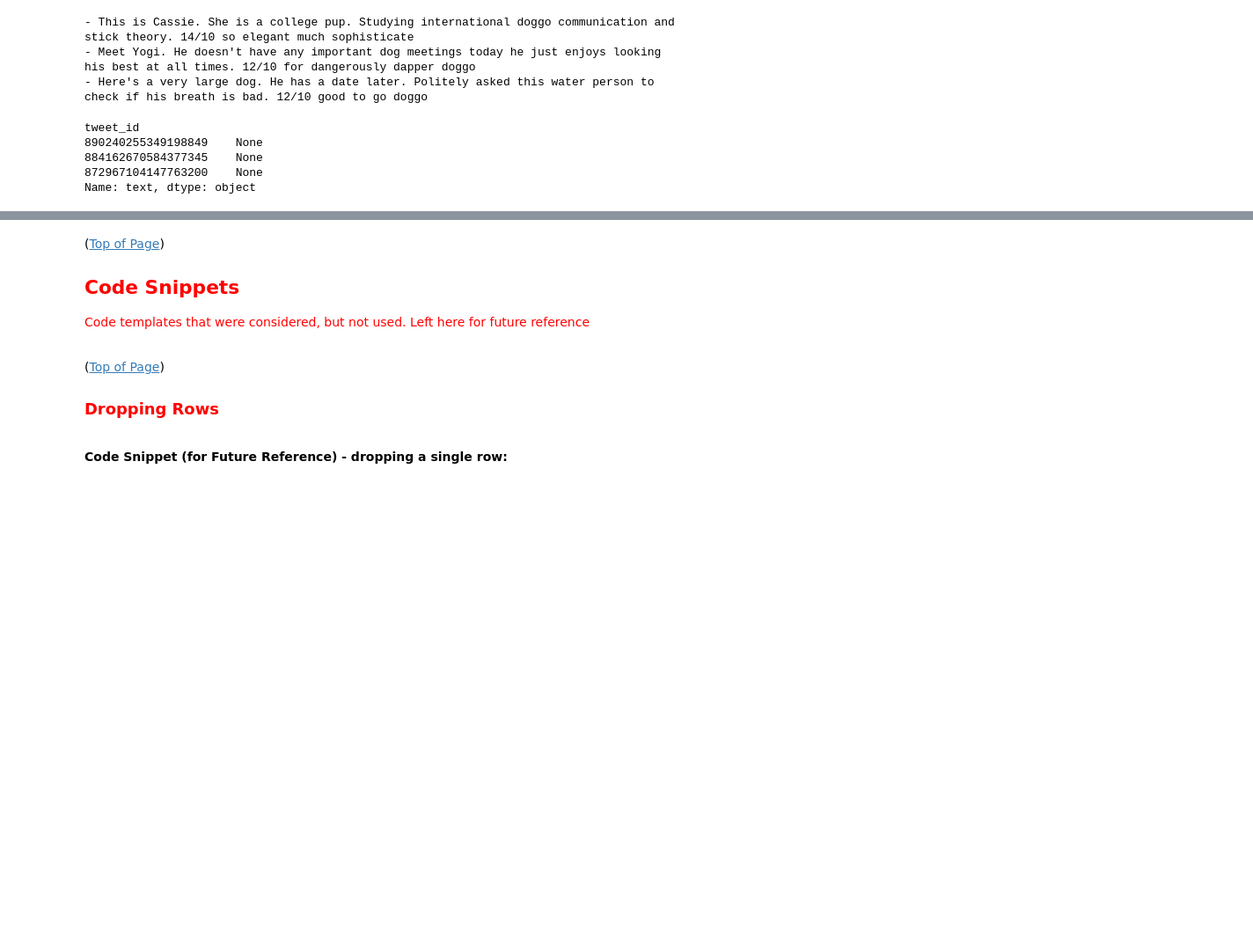
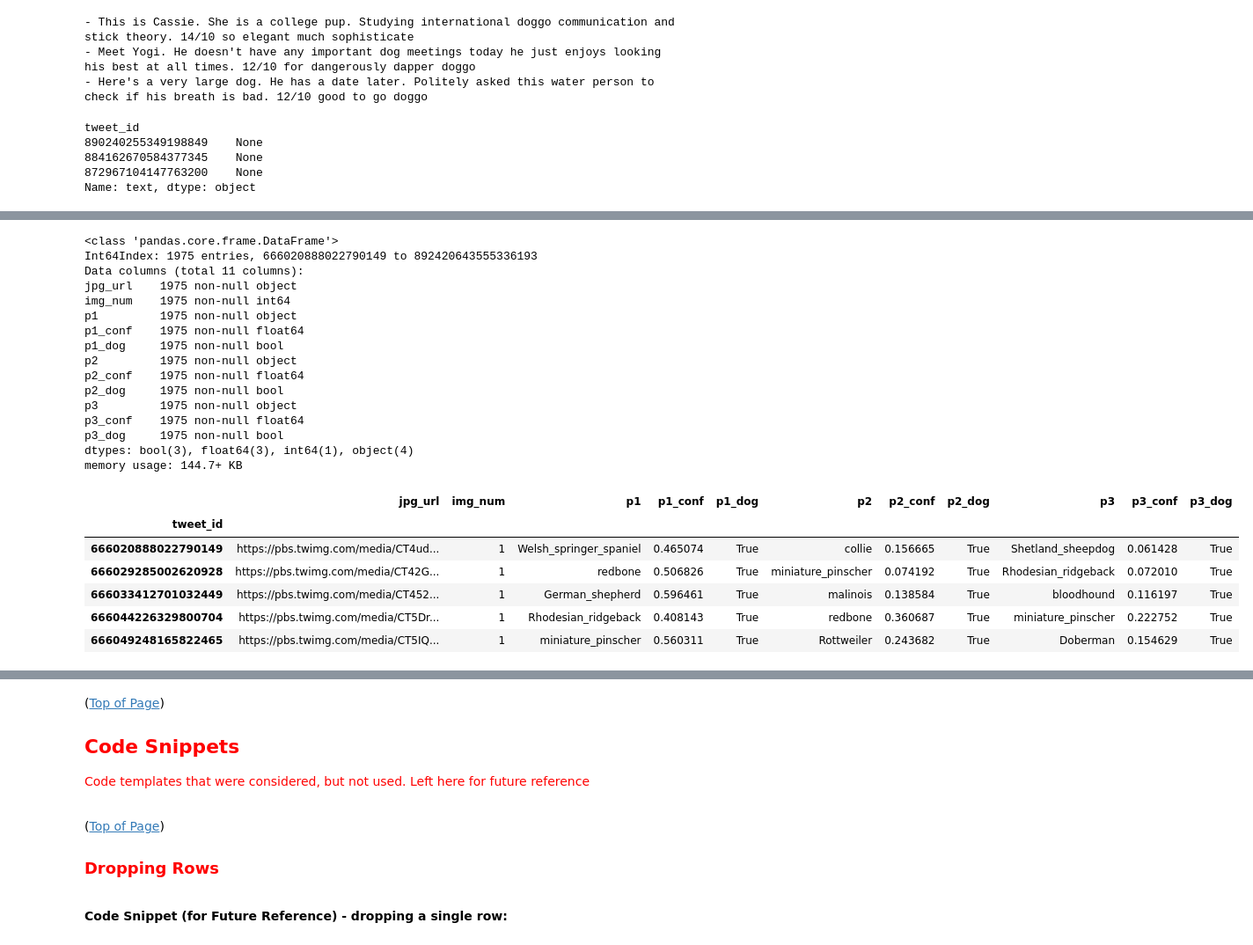
Before and after one commit to ldemastersmith/GoodDoggo, a Jupyter notebook: wrangle_act.ipynb, the cells around one changed output, grey strips where cells are left out. Shown: that part at 88% size. Drawn from its saved outputs; the diff is of its cells as text; code cells hidden in the pictures; blank space fills up the shorter version.

```diff
--- a/wrangle_act.ipynb
+++ b/wrangle_act.ipynb
@@ -1784,0 +1827,4 @@ Name: text, dtype: object
+# %%
+# save the tweet_id back to a column (so it can be used for a merge)
+df_archive['tweet_id'] = df_archive.index
+df_archive.reset_index(drop=True,inplace=True)
@@ -1784,0 +1899,19 @@ Name: text, dtype: object
+# %%
+# Make 'tweet_id' a column of df_master
+df_master['tweet_id'] = df_master.index
+df_master.reset_index(drop=True,inplace=True)
+
+# Create a list of tweet_ids for each dataframe:
+tweet_ids_master = df_master['tweet_id'].tolist()
+tweet_ids_images = df_images['tweet_id'].tolist()
+
+# Keep the tweet_ids that are common to each list
+tweet_ids_to_keep = list(set(tweet_ids_master).intersection(tweet_ids_images))
+
+# Using that list of tweet_ids, reassign the dataframes:
+df_master = df_master[df_master.tweet_id.isin(tweet_ids_to_keep)]
+df_images = df_images[df_images.tweet_id.isin(tweet_ids_to_keep)]
+
+# Set 'tweet_id' as the index for each dataframe
+df_master = df_master.set_index('tweet_id')
+df_images = df_images.set_index('tweet_id')
@@ -1784,0 +2020,29 @@ Name: text, dtype: object
+# %%
+# create a copy for debugging purposes
+df_temp_images = df_images.copy(deep=True)
+df_temp_images.info()
+df_temp_images.head()
+# %% [output]
+<class 'pandas.core.frame.DataFrame'>
+Int64Index: 1975 entries, 666020888022790149 to 892420643555336193
+Data columns (total 11 columns):
+jpg_url    1975 non-null object
+img_num    1975 non-null int64
+p1         1975 non-null object
+p1_conf    1975 non-null float64
+p1_dog     1975 non-null bool
+p2         1975 non-null object
+p2_conf    1975 non-null float64
+p2_dog     1975 non-null bool
+p3         1975 non-null object
+p3_conf    1975 non-null float64
+p3_dog     1975 non-null bool
+dtypes: bool(3), float64(3), int64(1), object(4)
+memory usage: 144.7+ KB
+|  | jpg_url | img_num | p1 | p1_conf | p1_dog | p2 | p2_conf | p2_dog | p3 | p3_conf | p3_dog |
+| tweet_id |  |  |  |  |  |  |  |  |  |  |  |
+| 666020888022790149 | https://pbs.twimg.com/media/CT4ud... | 1 | Welsh_springer_spaniel | 0.465074 | True | collie | 0.156665 | True | Shetland_sheepdog | 0.061428 | True |
+| 666029285002620928 | https://pbs.twimg.com/media/CT42G... | 1 | redbone | 0.506826 | True | miniature_pinscher | 0.074192 | True | Rhodesian_ridgeback | 0.072010 | True |
+| 666033412701032449 | https://pbs.twimg.com/media/CT452... | 1 | German_shepherd | 0.596461 | True | malinois | 0.138584 | True | bloodhound | 0.116197 | True |
+| 666044226329800704 | https://pbs.twimg.com/media/CT5Dr... | 1 | Rhodesian_ridgeback | 0.408143 | True | redbone | 0.360687 | True | miniature_pinscher | 0.222752 | True |
+| 666049248165822465 | https://pbs.twimg.com/media/CT5IQ... | 1 | miniature_pinscher | 0.560311 | True | Rottweiler | 0.243682 | True | Doberman | 0.154629 | True |
```
Also changed, not shown: parts of 66 cells of this notebook.
